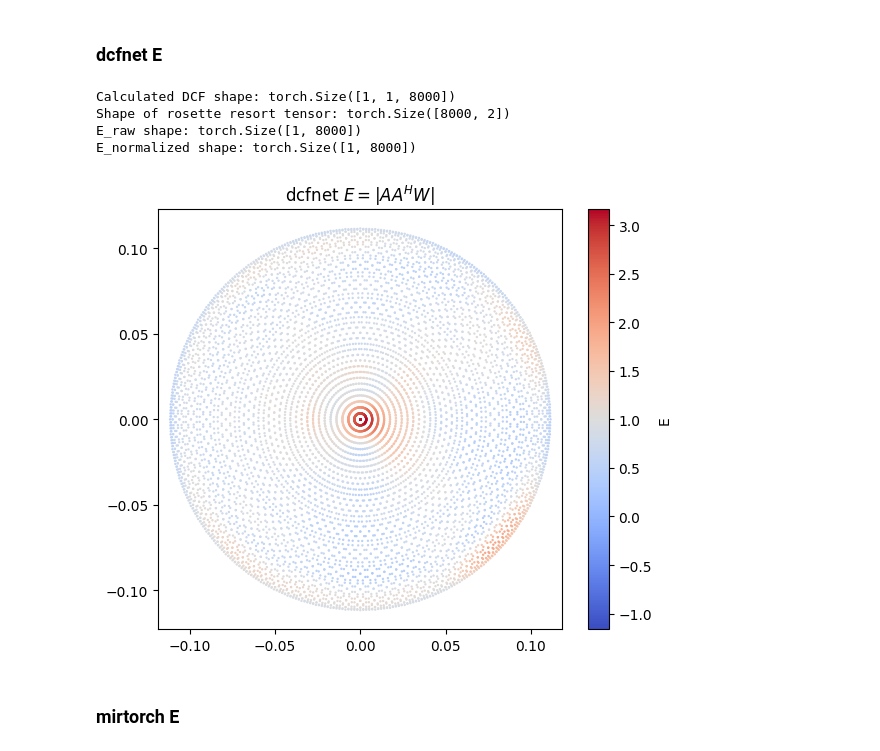
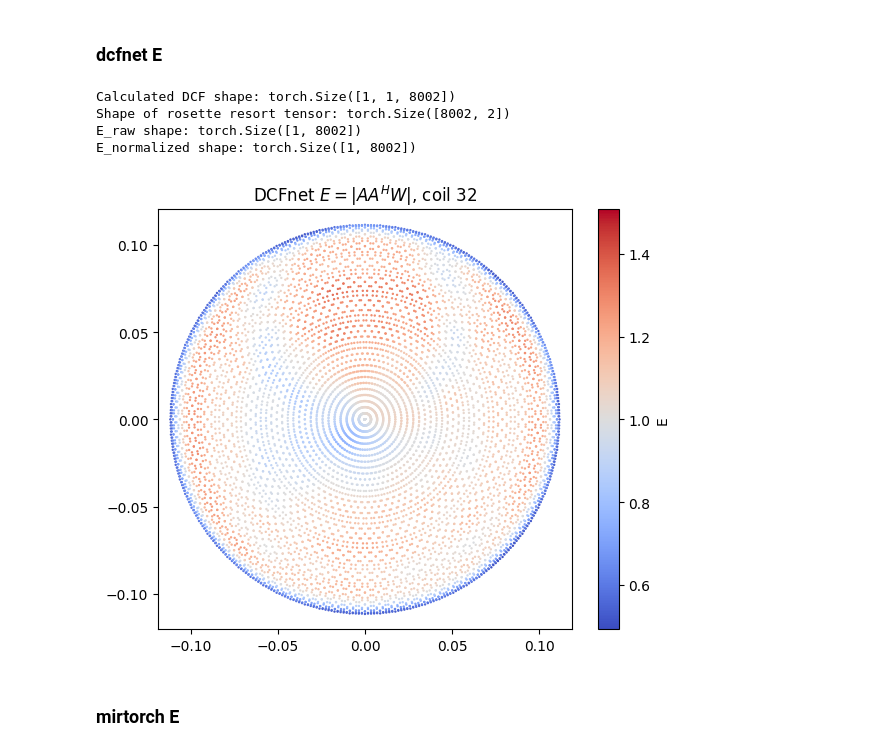
Before and after one commit to frank-roesler/MR_Trajectory_Fit, a Jupyter notebook: recon_rosette.ipynb, the cells around one changed output. Saved outputs shown, nothing was run; the diff lists cells and outputs as text; code cells hidden in the pictures.

Commit message:
fix recon 512x512 + zero-filling

```diff
--- a/recon_rosette.ipynb
+++ b/recon_rosette.ipynb
@@ -282,7 +354,8 @@ Calculated kmax_img: 0.1116 1/m
 # %%
 images_coils = []
 for i in range(N_COILS):
-    _, image_coil = recon.reconstruct_img_dcfnet(rosette_orig_tensor, rosette_resort_tensor, sampled_tensor[i])
+    sampled_zf = add_zero_filling_to_samples(sampled_tensor[i].to(recon.device))
+    _, image_coil = recon.reconstruct_img_mirtorch(rosette_orig_zf, rosette_resort_zf, sampled_zf)
     images_coils.append(image_coil.detach().cpu().numpy())
 
 images_coils = np.array(images_coils)
@@ -291,8 +364,24 @@ plt.figure(figsize=(7, 7))
 #vmax = np.percentile(image_scaled, 99.5)
 #plt.imshow(image_scaled, cmap="gray", origin="lower", vmin=0, vmax=vmax)
 plt.imshow(image_rss, cmap="gray", origin="lower")
-plt.title(f"Reconstruction dcfnet {new_params['img_size']}x{new_params['img_size']}")
+plt.title(f"Reconstruction MIRTorch {params['img_size']}x{params['img_size']}", size=20)
+plt.text(
+    0.98, 0.02,
+    f"Nominal res. = {new_resolution:.0f}x{new_resolution:.0f}, {new_resolution_mm:.2f}x{new_resolution_mm:.2f} mm$^2$",
+    transform=plt.gca().transAxes,
+    ha="right",
+    va="bottom",
+    fontsize=16,
+    color="white",
+    bbox=dict(
+        facecolor="black",
+        alpha=0.6,
+        edgecolor="none",
+        boxstyle="round,pad=0.3"
+    )
+)
+
 plt.axis("off")
-plt.savefig(f"{saving_folder}/dcfnet.png", bbox_inches='tight', pad_inches=0)
+plt.savefig(f"{saving_folder}/mirtorch.png", bbox_inches='tight', pad_inches=0)
 plt.show()
 # %% [output]
@@ -351,16 +422,15 @@ def calculate_pipe_E(w_pred, ktraj, img_size, device):
     return E_complex.abs().squeeze(1)   # (1, N)
 
 
-import matplotlib.colors as mcolors
-
-def plot_E_colormap(E, ktraj, title=r"$E = |A A^H W|$"):
+def plot_E_colormap(E, ktraj, title=r"$E = |A A^H W|$", delta=None):
 
     kx = ktraj[:, 0].detach().cpu().numpy()
     ky = ktraj[:, 1].detach().cpu().numpy()
     e_vals = E.detach().cpu().numpy()
 
     # max distance from 1
-    delta = np.nanmax(np.abs(e_vals - 1.0))
+    if delta is None:
+        delta = np.nanmax(np.abs(e_vals - 1.0))
 
     vmin = 1.0 - delta
     vmax = 1.0 + delta
@@ -375,33 +445,33 @@ def plot_E_colormap(E, ktraj, title=r"$E = |A A^H W|$"):
 # %%
 folder_modules = os.path.abspath('/Users/Riccardo_1/Desktop/EPFL/MRI/MR_Trajectory_Fit/dcf_generation')
 if folder_modules not in sys.path:
     sys.path.append(folder_modules)
 
-dcf, image_coil = recon.reconstruct_img_dcfnet(rosette_orig_tensor, rosette_resort_tensor, sampled_tensor[0])
+dcf, image_coil = recon.reconstruct_img_dcfnet(rosette_orig_zf, rosette_resort_zf, sampled_zf) #last coil
 
 print(f"Calculated DCF shape: {dcf.shape}")
-print(f"Shape of rosette resort tensor: {rosette_resort_tensor.shape}")
+print(f"Shape of rosette resort tensor: {rosette_resort_zf.shape}")
 with torch.no_grad():
     E_raw = calculate_pipe_E(
         dcf.real,
-        rosette_resort_tensor,
+        rosette_resort_zf,
         params["img_size"],
         device=recon.device
     )
 
     # Normalize over samples, not over batch
-    E_normalized = E_raw / (E_raw.mean(dim=-1, keepdim=True) + 1e-8)
+    E_normalized_dcf = E_raw / (E_raw.mean(dim=-1, keepdim=True) + 1e-8)
 
     print("E_raw shape:", E_raw.shape)
-    print("E_normalized shape:", E_normalized.shape)
+    print("E_normalized shape:", E_normalized_dcf.shape)
 
-    plot_E_colormap(E_normalized, rosette_resort_tensor, title=r"dcfnet $E = |A A^H W|$")
+    plot_E_colormap(E_normalized_dcf[:, :-2], rosette_resort_zf[:-2, :], title=r"DCFnet $E = |A A^H W|$, coil 32")
 # %% [output]
-Calculated DCF shape: torch.Size([1, 1, 8000])
-Shape of rosette resort tensor: torch.Size([8000, 2])
-E_raw shape: torch.Size([1, 8000])
-E_normalized shape: torch.Size([1, 8000])
+Calculated DCF shape: torch.Size([1, 1, 8002])
+Shape of rosette resort tensor: torch.Size([8002, 2])
+E_raw shape: torch.Size([1, 8002])
+E_normalized shape: torch.Size([1, 8002])
-[figure, old version]
+[figure, new version]
 # %% [markdown]
 ### mirtorch E
 # %%
```
Also changed, not shown: parts of 7 cells of this notebook, 2 other files.
